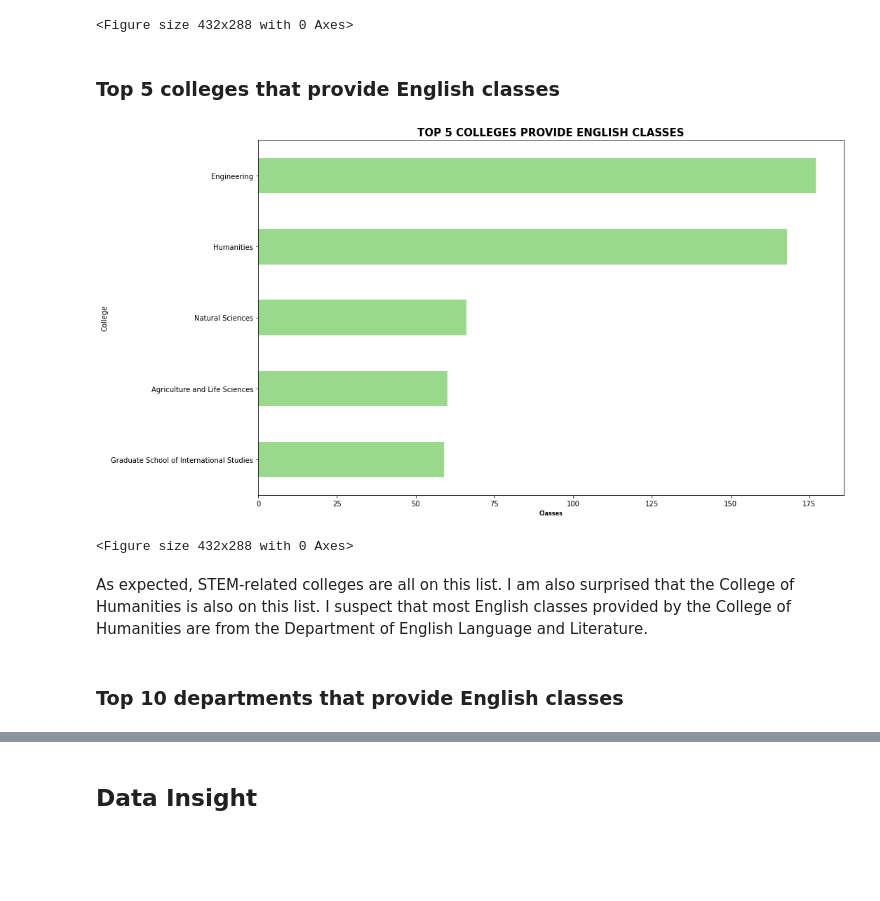
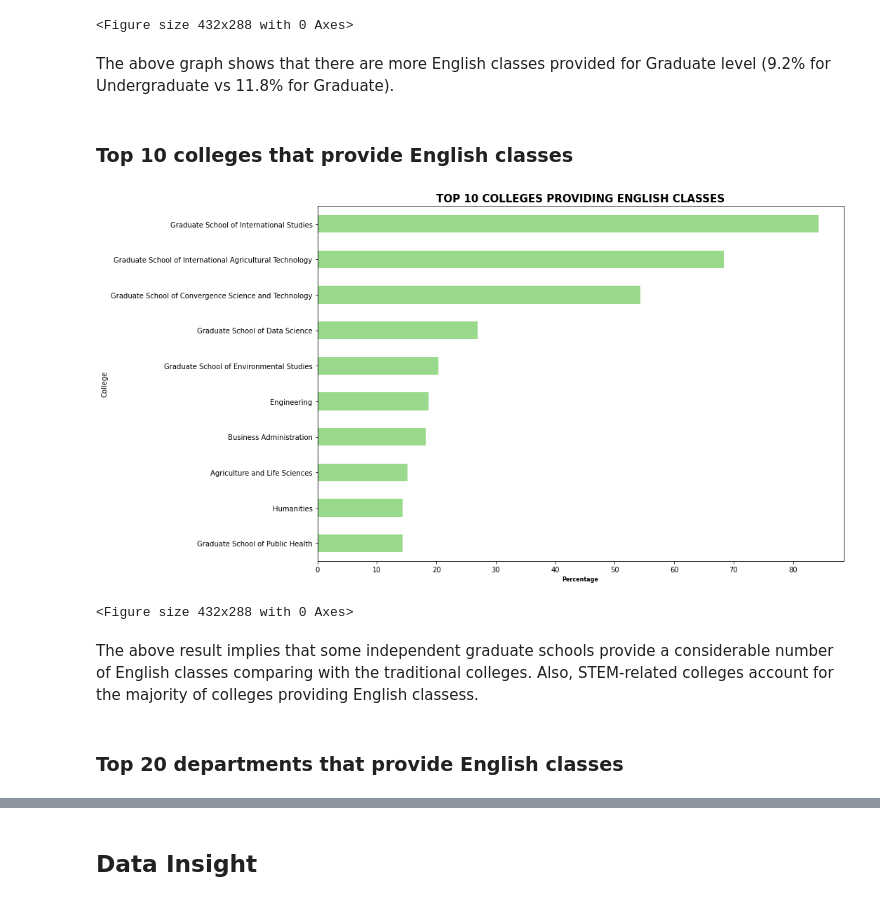
Before and after one commit to minhlgdo/understanding-sugang, a Jupyter notebook: insight.ipynb, the cells around one changed output, grey strips where cells are left out. Cells and saved outputs as stored; diff of their text form; code cells hidden in the pictures; blank space fills up the shorter version.

```diff
--- a/insight.ipynb
+++ b/insight.ipynb
@@ -287,26 +287,32 @@ plt.clf()
 # %% [output]
 [figure]
 <Figure size 432x288 with 0 Axes>
+# %% [markdown]
+The above graph shows that there are more English classes provided for Graduate level (9.2% for Undergraduate vs 11.8% for Graduate).
 # %% [markdown]
-### Top 5 colleges that provide English classes
+### Top 10 colleges that provide English classes
 # %%
 plt.figure(figsize=(15,8))
 temp = df.drop(["category", "level", "year", "id", "department"], axis=1)
-graph = temp.loc[temp["language"] == "English"].groupby(["College"])["language"].count().fillna(0).\
-    sort_values(ascending=False).head(5).sort_values(ascending=True).plot.barh(align='center', color="#99d98c")
+# graph = temp.loc[temp["language"] == "English"].groupby(["College"])["language"].count().fillna(0).\
+#     sort_values(ascending=False).head(5).sort_values(ascending=True).plot.barh(align='center', color="#99d98c")
 
-plt.title("Top 5 colleges provide English classes".upper(), fontweight='black', fontsize=15)
-plt.xlabel("Classes", fontweight='black', fontsize=8)
+temp = temp.groupby(["College", "language"]).size().unstack(level=1)
+temp_graph = temp.div(temp.sum(1)/100, axis=0)
+temp_graph["English"].sort_values(ascending=False).head(10).sort_values(ascending=True).plot.barh(align='center', color="#99d98c")
+
+plt.title("Top 10 colleges providing English classes".upper(), fontweight='black', fontsize=15)
+plt.xlabel("Percentage", fontweight='black', fontsize=8)
 
 plt.tight_layout()
-outfold = "res/general/top5colleges.jpg"
+outfold = "res/general/top10colleges.jpg"
 plt.savefig(outfold)
 plt.show()
 plt.clf()
 # %% [output]
-[figure, old version]
+[figure, new version]
 <Figure size 432x288 with 0 Axes>
-# %% [markdown]
-As expected, STEM-related colleges are all on this list. I am also surprised that the College of Humanities is also on this list. I suspect that most English classes provided by the College of Humanities are from the Department of English Language and Literature.
+# %% [markdown]
+The above result implies that some independent graduate schools provide a considerable number of English classes comparing with the traditional colleges. Also, STEM-related colleges account for the majority of colleges providing English classess.
 # %% [markdown]
-### Top 10 departments that provide English classes
+### Top 20 departments that provide English classes
```
Also changed, not shown: parts of 22 cells of this notebook, 10 other files.
